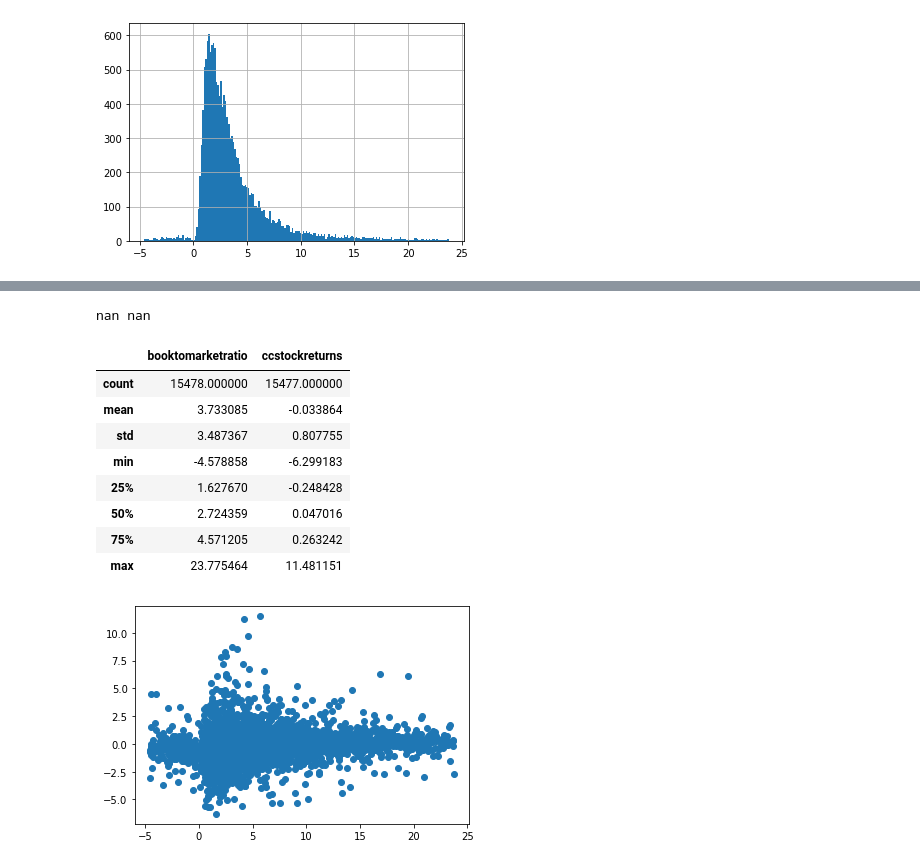
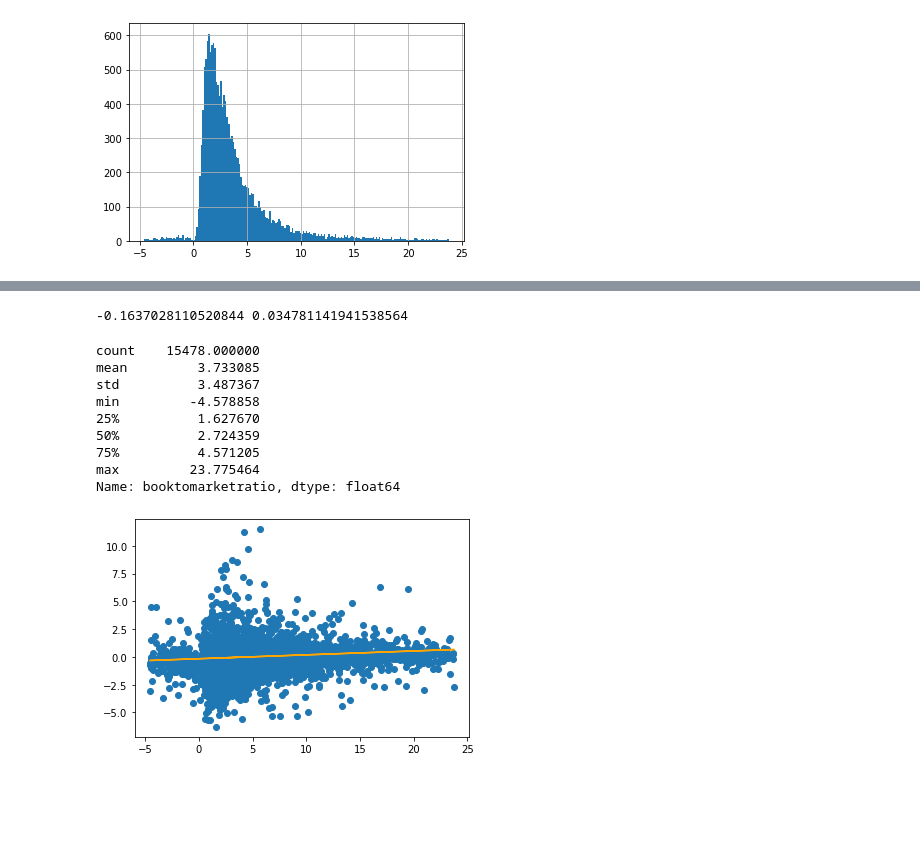
Before and after one commit to AlexReusC/Modulo-1-IA, a Jupyter notebook: portafolio.ipynb, the cells around one changed output, grey strips where cells are left out. Drawn from its saved outputs; the diff is of its cells as text; code cells hidden in the pictures; blank space fills up the shorter version.

```diff
--- a/portafolio.ipynb
+++ b/portafolio.ipynb
@@ -596,5 +598,6 @@ IV: Operating profit growth, book to market value, short debts
 # %%
-df_manufacturing = df[df["Sector NAICS\nlevel 1"] == "Manufacturing"]
+df["shortfinancialleverage"] = df["shortdebt"] / df["totalassets"]
+df_manufacturing = df[df["Sector NAICS\nlevel 1"] == "Manufacturing"].copy()
 df_manufacturing
 # %% [output]
 |  |  | revenue | cogs | sgae | otheropexp | extraincome | finexp | incometax | totalassets | ... |
@@ -645,26 +695,29 @@ plt.scatter(x,y)
 # %%
 plt.clf()
 tmp_df_manufacturing = df_manufacturing[(df_manufacturing["booktomarketratio"] < df_manufacturing["booktomarketratio"].quantile(.975)) & (df_manufacturing["booktomarketratio"] > df_manufacturing["booktomarketratio"].quantile(.025))]
 x = tmp_df_manufacturing["booktomarketratio"]
 y = tmp_df_manufacturing["ccstockreturns"]
 
-b1,b0 = np.polyfit(x,y,1)
+idx = np.isfinite(x) & np.isfinite(y)
+
+b1,b0 = np.polyfit(x[idx],y[idx],1)
 yfit = b0+b1*x
 
 print(b0, b1)
 plt.plot(x, yfit,c="orange")
 
 plt.scatter(x,y)
-tmp_df_manufacturing[["booktomarketratio", "ccstockreturns"]].describe()
+df_manufacturing[["booktomarketratio", "ccstockreturns"]].describe()
+x.describe()
 # %% [output]
-nan nan
+-0.1637028110520844 0.034781141941538564
-|  | booktomarketratio | ccstockreturns |
-| count | 15478.000000 | 15477.000000 |
-| mean | 3.733085 | -0.033864 |
-| std | 3.487367 | 0.807755 |
-| min | -4.578858 | -6.299183 |
-| 25% | 1.627670 | -0.248428 |
-| 50% | 2.724359 | 0.047016 |
-| 75% | 4.571205 | 0.263242 |
-| max | 23.775464 | 11.481151 |
+count    15478.000000
+mean         3.733085
+std          3.487367
+min         -4.578858
+25%          1.627670
+50%          2.724359
+75%          4.571205
+max         23.775464
+Name: booktomarketratio, dtype: float64
-[figure, old version]
+[figure, new version]
```
Also changed, not shown: parts of 20 cells of this notebook.
